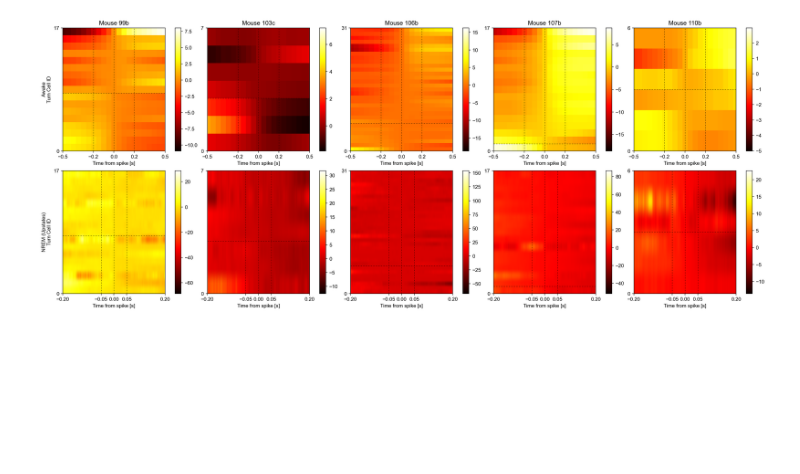
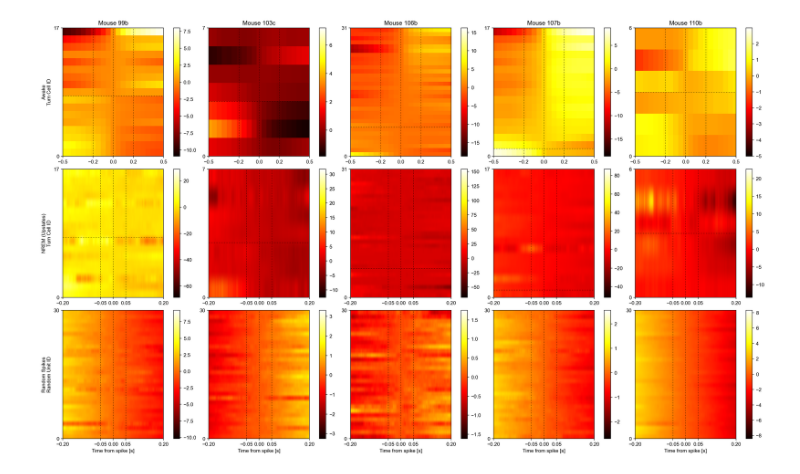
Before and after one commit to Senzai-Lab/nrem_analysis, a Jupyter notebook: notebooks/dual_recordings/visualize_sta_upstates_per_mouse.ipynb, the cells around one changed output. Saved outputs shown, nothing was run; the diff lists cells and outputs as text; code cells hidden in the pictures; blank space fills up the shorter version.

```diff
--- a/notebooks/dual_recordings/visualize_sta_upstates_per_mouse.ipynb
+++ b/notebooks/dual_recordings/visualize_sta_upstates_per_mouse.ipynb
@@ -86,23 +86,30 @@ def plot_scatter_with_regression(ax, x, y, title=None, xlabel=None, ylabel=None,
 # %%
 tsi = []
 sta_nrem = []
+sta_random = []
 midx = []
+random_midx = []
 
 for mouse_idx, mouse_id in enumerate(MOUSE_IDS):
     turn_units = nap.load_file(PROCESSED_DIR / "dual" / mouse_id / "turn_units.npz")
     sta_nrem.append(nap.load_file(INTERIM_DIR / "sta" / mouse_id / "sta_nrem_upstate.npz"))
+    mouse_sta_random = nap.load_file(INTERIM_DIR / "sta" / mouse_id / "sta_random_spikes.npz")
+    sta_random.append(mouse_sta_random)
 
     midx.append(np.zeros_like(turn_units['turn_index']) + mouse_idx)
+    random_midx.append(np.full(mouse_sta_random.shape[1], mouse_idx, dtype=int))
     tsi.append(turn_units['turn_index'])
 
 tsi = np.concatenate(tsi)
 midx = np.concatenate(midx)
+random_midx = np.concatenate(random_midx)
 
 order = np.argsort(tsi)
 tsi = tsi[order]
 midx = midx[order]
 
 sta_nrem = np.rad2deg(np.column_stack(sta_nrem))[:, order]
+sta_random = np.rad2deg(np.column_stack(sta_random))
 sta_original = nap.load_file(PROCESSED_DIR / "dual" / "sta_awake_sorted.npz")
 
 nanmask = np.any(np.isnan(sta_nrem), axis=0)
@@ -114,51 +121,56 @@ sta_original = sta_original[:, ~nanmask]
 sta_nrem = sta_nrem[:, ~nanmask]
 # %%
 fig, axes = plt.subplots(
-    2, len(MOUSE_IDS), figsize=(4 * len(MOUSE_IDS), 8), sharey=False, squeeze=False
+    3, len(MOUSE_IDS), figsize=(4 * len(MOUSE_IDS), 12), sharey=False, squeeze=False
 )
 heatmap_norm = TwoSlopeNorm(vmin=-10, vcenter=0, vmax=10)
 row_specs = [
-    ("Awake", sta_original, (-0.5, 0.5), [-0.5, -0.2, 0, 0.2, 0.5], 0.2),
-    ("NREM (Upstates)", sta_nrem, (-0.2, 0.2), [-0.2, -0.05, 0, 0.05, 0.2], 0.05),
+    ("Awake", sta_original, (-0.5, 0.5), [-0.5, -0.2, 0, 0.2, 0.5], 0.2, midx, True, "Turn Cell ID"),
+    ("NREM (Upstates)", sta_nrem, (-0.2, 0.2), [-0.2, -0.05, 0, 0.05, 0.2], 0.05, midx, True, "Turn Cell ID"),
+    ("Random Spikes", sta_random, (-0.2, 0.2), [-0.2, -0.05, 0, 0.05, 0.2], 0.05, random_midx, False, "Random Unit ID"),
 ]
 
 for mouse_idx, mouse_id in enumerate(MOUSE_IDS):
-    mouse_mask = midx == mouse_idx
-    mouse_zero_cross = np.argmin(np.abs(tsi[mouse_mask])).item()
+    turn_mouse_mask = midx == mouse_idx
+    mouse_zero_cross = np.argmin(np.abs(tsi[turn_mouse_mask])).item()
 
-    for row_idx, (state, sta, xlim, xticks, threshold) in enumerate(row_specs):
+    for row_idx, (state, sta, xlim, xticks, threshold, mouse_indices, show_tsi_divider, unit_label) in enumerate(row_specs):
         ax = axes[row_idx, mouse_idx]
+        mouse_mask = mouse_indices == mouse_idx
         mouse_sta = sta.d[:, mouse_mask]
 
         im = ax.imshow(
             mouse_sta.T,
             aspect="auto",
             origin="lower",
             extent=[sta.t[0], sta.t[-1], 0, mouse_sta.shape[1]],
             cmap="hot",
             # norm=heatmap_norm,
         )
 
-        ax.set_xlabel("Time from spike [s]")
+        if row_idx == 2:
+            ax.set_xlabel("Time from spike [s]")
         ax.set_xlim(xlim)
         ax.set_xticks(xticks)
         ax.set_yticks([0, mouse_sta.shape[1]])
         ax.axvline(0, color="k", linestyle=dashed_style, linewidth=0.5)
         ax.axvline(threshold, color="k", linestyle=dashed_style, linewidth=0.5)
         ax.axvline(-threshold, color="k", linestyle=dashed_style, linewidth=0.5)
-        ax.axhline(mouse_zero_cross, color="k", linestyle=dashed_style, linewidth=0.5)
+        if show_tsi_divider:
+            ax.axhline(mouse_zero_cross, color="k", linestyle=dashed_style, linewidth=0.5)
+
         fig.colorbar(im, ax=ax)
 
         if mouse_idx == 0:
-            ax.set_ylabel(f"{state}\nTurn Cell ID")
+            ax.set_ylabel(f"{state}\n{unit_label}")
 
     axes[0, mouse_idx].set_title(f"Mouse {mouse_id}")
 
 # plt.savefig(FIGURES_DIR / "sta_per_mouse.svg", format='svg', bbox_inches='tight')
-# plt.savefig(FIGURES_DIR / "sta_per_mouse.png", format='png', bbox_inches='tight')
+plt.savefig(FIGURES_DIR / "sta_per_mouse.png", format='png', bbox_inches='tight')
 
 plt.show()
 # %% [output]
-[figure, old version]
+[figure, new version]
 # %%
 fig, axes = plt.subplots(
```
Also changed, not shown: parts of 4 cells of this notebook, 6 other files.
